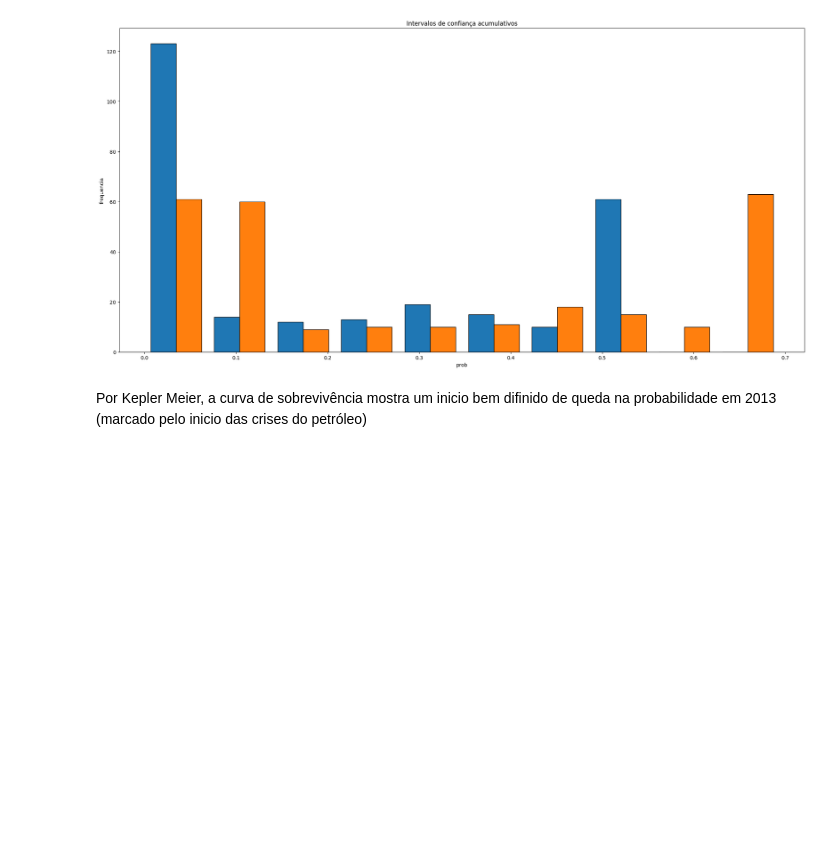
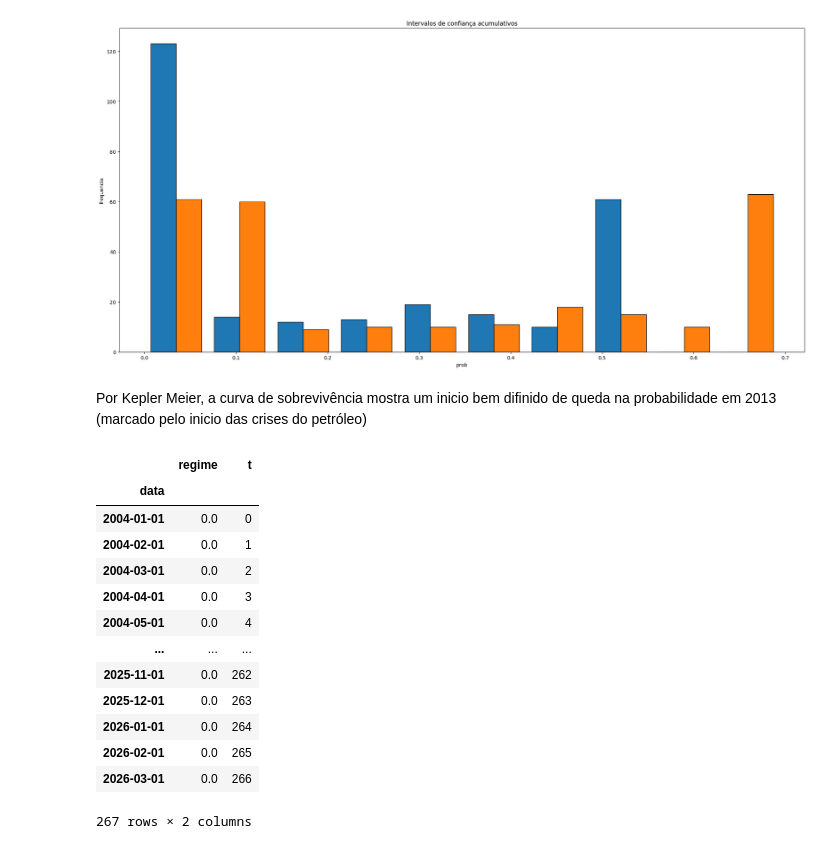
Before and after one commit to WesleySouza13/oil-price-shock-analysis, a Jupyter notebook: notebooks/03_survival_analysis.ipynb, the cells around one changed output. Saved outputs shown, nothing was run; the diff lists cells and outputs as text; code cells hidden in the pictures; blank space fills up the shorter version.

Commit message:
criando dataframe de sobrevivencia

```diff
--- a/notebooks/03_survival_analysis.ipynb
+++ b/notebooks/03_survival_analysis.ipynb
@@ -99,3 +99,24 @@ plt.show()
 [figure]
 # %% [markdown]
 Por Kepler Meier, a curva de sobrevivência mostra um inicio bem difinido de queda na probabilidade em 2013 (marcado pelo inicio das crises do petróleo)
+# %%
+data = data[['regime', 't']]
+data_path = os.path.join('..','data', 'processed', 'survival_data.csv')
+data.to_csv(data_path)
+# %%
+data
+# %% [output]
+|  | regime | t |
+| data |  |  |
+| 2004-01-01 | 0.0 | 0 |
+| 2004-02-01 | 0.0 | 1 |
+| 2004-03-01 | 0.0 | 2 |
+| 2004-04-01 | 0.0 | 3 |
+| 2004-05-01 | 0.0 | 4 |
+| ... | ... | ... |
+| 2025-11-01 | 0.0 | 262 |
+| 2025-12-01 | 0.0 | 263 |
+| 2026-01-01 | 0.0 | 264 |
+| 2026-02-01 | 0.0 | 265 |
+| 2026-03-01 | 0.0 | 266 |
+267 rows × 2 columns
```
Also changed, not shown: 1 other file.
